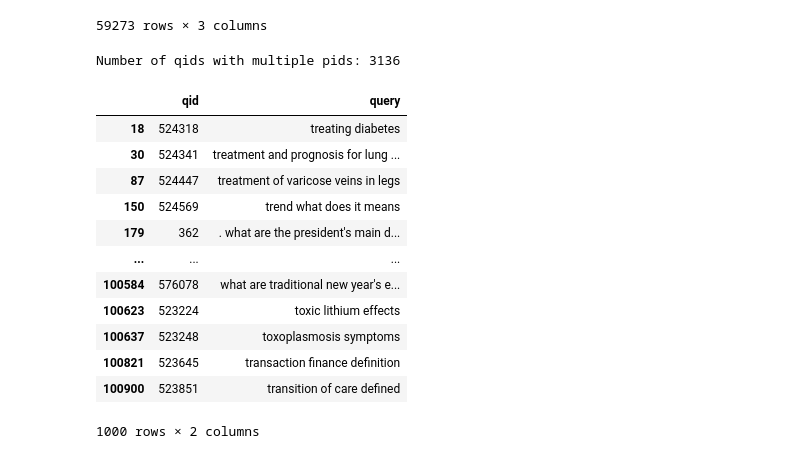
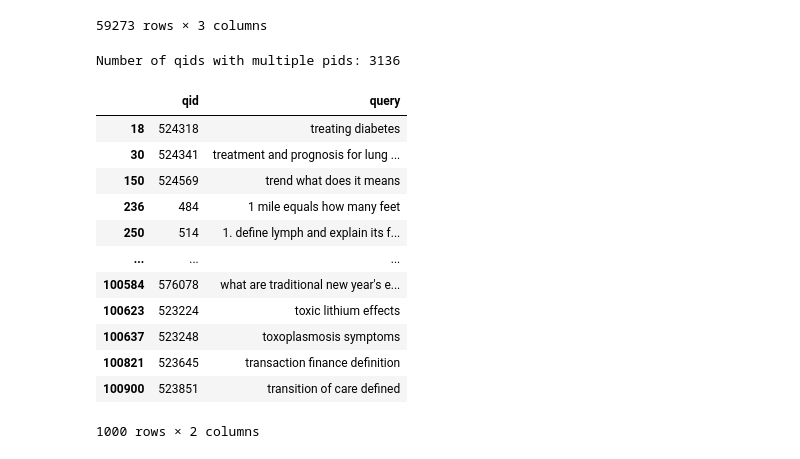
Before and after one commit to zuberpurahoouom/nlp-assignment-1, a Jupyter notebook: init-dataset.ipynb, the cells around one changed output. Saved outputs shown, nothing was run; the diff lists cells and outputs as text; code cells hidden in the pictures.

```diff
--- a/init-dataset.ipynb
+++ b/init-dataset.ipynb
@@ -331,24 +383,24 @@ qrels_for_eval
 # %%
 
 multi_pid_qids = qrels.groupby('qid')['pid'].nunique()
-multi_pid_qids = multi_pid_qids[multi_pid_qids > 1].sort_values(ascending=False)
+multi_pid_qids = multi_pid_qids[multi_pid_qids > 1].sort_values(ascending=True)
 print(f"Number of qids with multiple pids: {len(multi_pid_qids)}")
 
 size = 1000
 selected_qids = multi_pid_qids.head(size).index
 sampled_queries = queries_eval[queries_eval['qid'].isin(selected_qids)]
 
 sampled_queries.to_csv(f"sampled_queries_{int(size/1000)}k.tsv", sep="\t", index=False)
 qrels_for_eval.to_csv(f"qrels_for_eval.tsv", sep="\t", index=False)
 sampled_queries
 # %% [output]
 Number of qids with multiple pids: 3136
 |  | qid | query |
 | 18 | 524318 | treating diabetes |
 | 30 | 524341 | treatment and prognosis for lung ... |
-| 87 | 524447 | treatment of varicose veins in legs |
 | 150 | 524569 | trend what does it means |
-| 179 | 362 | . what are the president's main d... |
+| 236 | 484 | 1 mile equals how many feet |
+| 250 | 514 | 1. define lymph and explain its f... |
 | ... | ... | ... |
 | 100584 | 576078 | what are traditional new year's e... |
 | 100623 | 523224 | toxic lithium effects |
```
Also changed, not shown: parts of 9 cells of this notebook, 5 other files.
